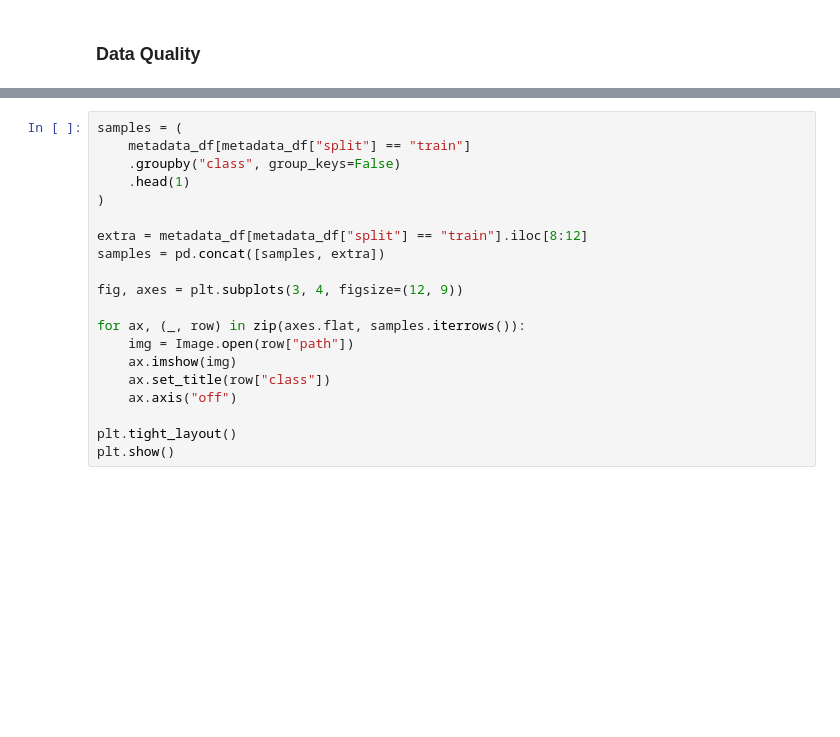
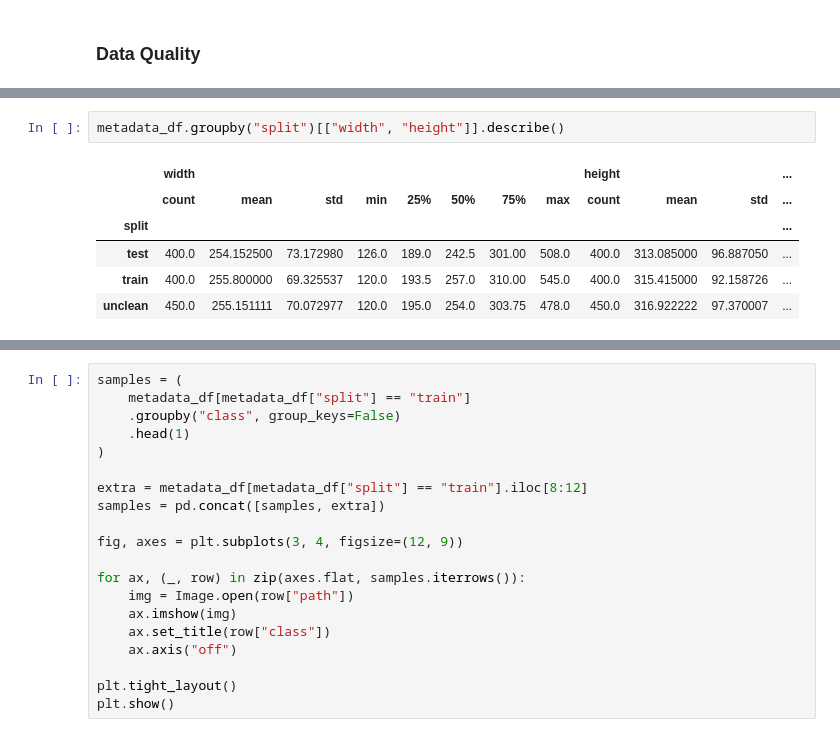
Before and after one commit to mohammad-azim-basiri/Traffic-Vehicle-Classification, a Jupyter notebook: src/01_eda.ipynb, the cells around one changed output, grey strips where cells are left out. Drawn from its saved outputs; the diff is of its cells as text; blank space fills up the shorter version.

```diff
--- a/src/01_eda.ipynb
+++ b/src/01_eda.ipynb
@@ -187 +188,10 @@ unreadable_files: 0
 1250 rows × 9 columns
+# %%
+metadata_df.groupby("split")[["width", "height"]].describe()
+# %% [output]
+|  | width |  |  |  |  |  |  |  | height |  |  | ... |
+|  | count | mean | std | min | 25% | 50% | 75% | max | count | mean | std | ... |
+| split |  |  |  |  |  |  |  |  |  |  |  | ... |
+| test | 400.0 | 254.152500 | 73.172980 | 126.0 | 189.0 | 242.5 | 301.00 | 508.0 | 400.0 | 313.085000 | 96.887050 | ... |
+| train | 400.0 | 255.800000 | 69.325537 | 120.0 | 193.5 | 257.0 | 310.00 | 545.0 | 400.0 | 315.415000 | 92.158726 | ... |
+| unclean | 450.0 | 255.151111 | 70.072977 | 120.0 | 195.0 | 254.0 | 303.75 | 478.0 | 450.0 | 316.922222 | 97.370007 | ... |
```
Also changed, not shown: parts of 18 cells of this notebook, 2 other files.
